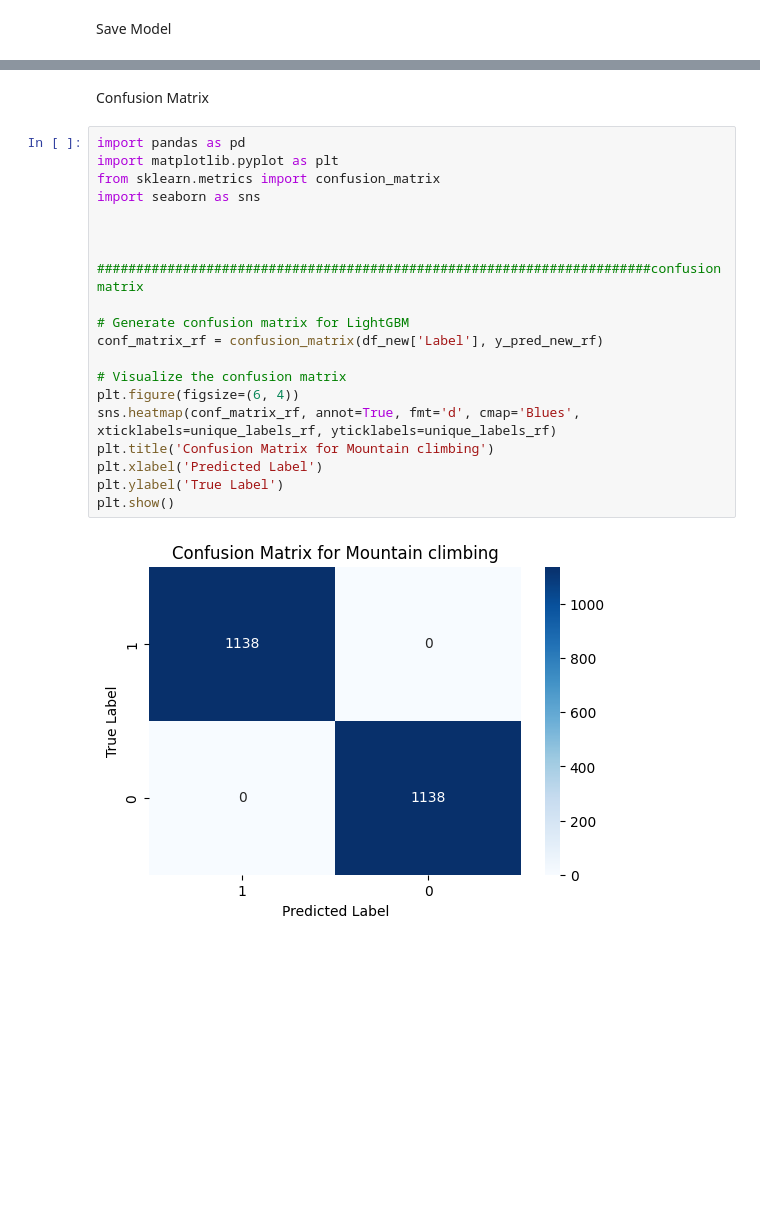
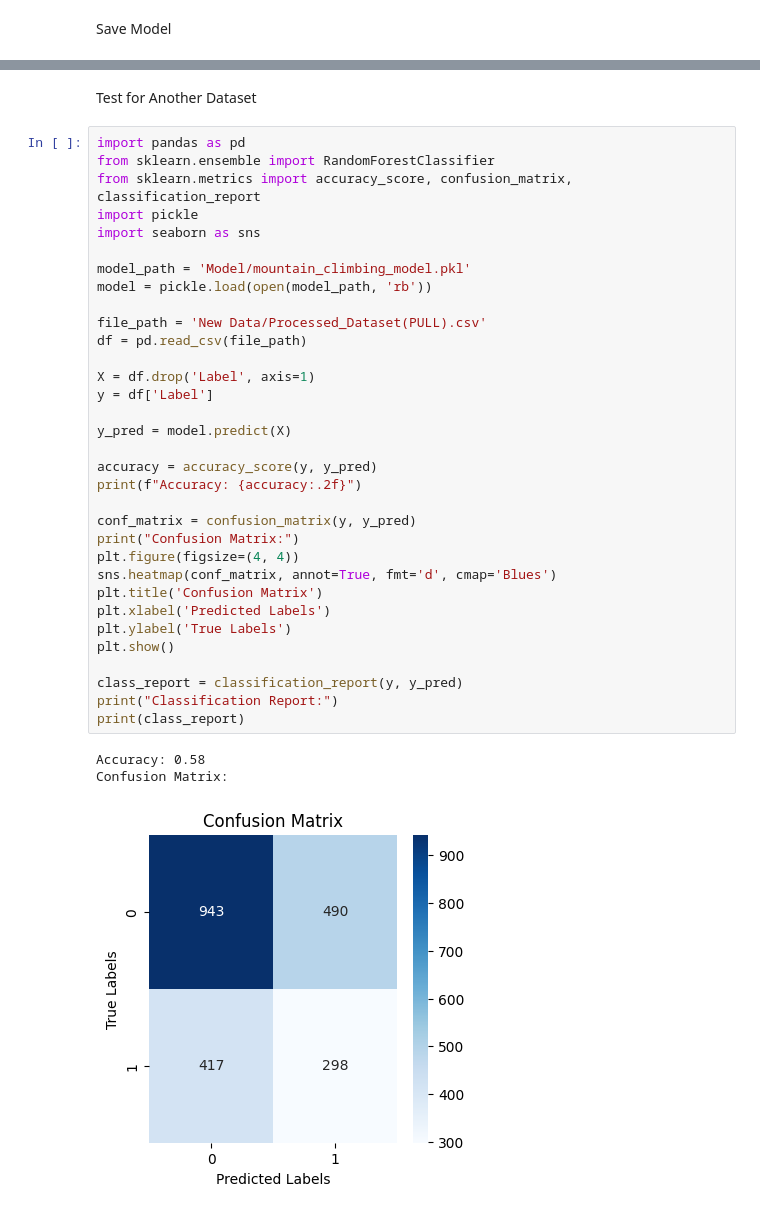
Before and after one commit to SanukaJayasinghe/DSGP-Group28, a Jupyter notebook: Mountain_Climbing_DEMINI_GIT/Train and Test Mount Data set.ipynb, the cells around one changed output, grey strips where cells are left out. Cells and saved outputs as stored; diff of their text form; blank space fills up the shorter version.

```diff
--- a/Mountain_Climbing_DEMINI_GIT/Train and Test Mount Data set.ipynb
+++ b/Mountain_Climbing_DEMINI_GIT/Train and Test Mount Data set.ipynb
@@ -268,27 +423,42 @@ with open(model_filename, 'wb') as model_file:
 print(f"Model saved as {model_filename}")
 # %% [output]
 Model saved as Model/mountain_climbing_model.pkl
-# %% [markdown]
-Confusion Matrix
-# %%
-import pandas as pd
-import matplotlib.pyplot as plt
-from sklearn.metrics import confusion_matrix
-import seaborn as sns
-
-
-
-#######################################################################confusion matrix
-
-# Generate confusion matrix for LightGBM
-conf_matrix_rf = confusion_matrix(df_new['Label'], y_pred_new_rf)
-
-# Visualize the confusion matrix
-plt.figure(figsize=(6, 4))
-sns.heatmap(conf_matrix_rf, annot=True, fmt='d', cmap='Blues', xticklabels=unique_labels_rf, yticklabels=unique_labels_rf)
-plt.title('Confusion Matrix for Mountain climbing')
-plt.xlabel('Predicted Label')
-plt.ylabel('True Label')
-plt.show()
-# %% [output]
-[figure, removed]
+# %% [markdown]
+Test for  Another Dataset
+# %%
+import pandas as pd
+from sklearn.ensemble import RandomForestClassifier
+from sklearn.metrics import accuracy_score, confusion_matrix, classification_report
+import pickle
+import seaborn as sns
+
+model_path = 'Model/mountain_climbing_model.pkl'
+model = pickle.load(open(model_path, 'rb'))
+
+file_path = 'New Data/Processed_Dataset(PULL).csv'
+df = pd.read_csv(file_path)
+
+X = df.drop('Label', axis=1)
+y = df['Label']
+
+y_pred = model.predict(X)
+
+accuracy = accuracy_score(y, y_pred)
+print(f"Accuracy: {accuracy:.2f}")
+
+conf_matrix = confusion_matrix(y, y_pred)
+print("Confusion Matrix:")
+plt.figure(figsize=(4, 4))
+sns.heatmap(conf_matrix, annot=True, fmt='d', cmap='Blues')
+plt.title('Confusion Matrix')
+plt.xlabel('Predicted Labels')
+plt.ylabel('True Labels')
+plt.show()
+
+class_report = classification_report(y, y_pred)
+print("Classification Report:")
+print(class_report)
+# %% [output]
+Accuracy: 0.58
+Confusion Matrix:
+[figure, added]
```
Also changed, not shown: parts of 8 cells of this notebook, 6 other files.
